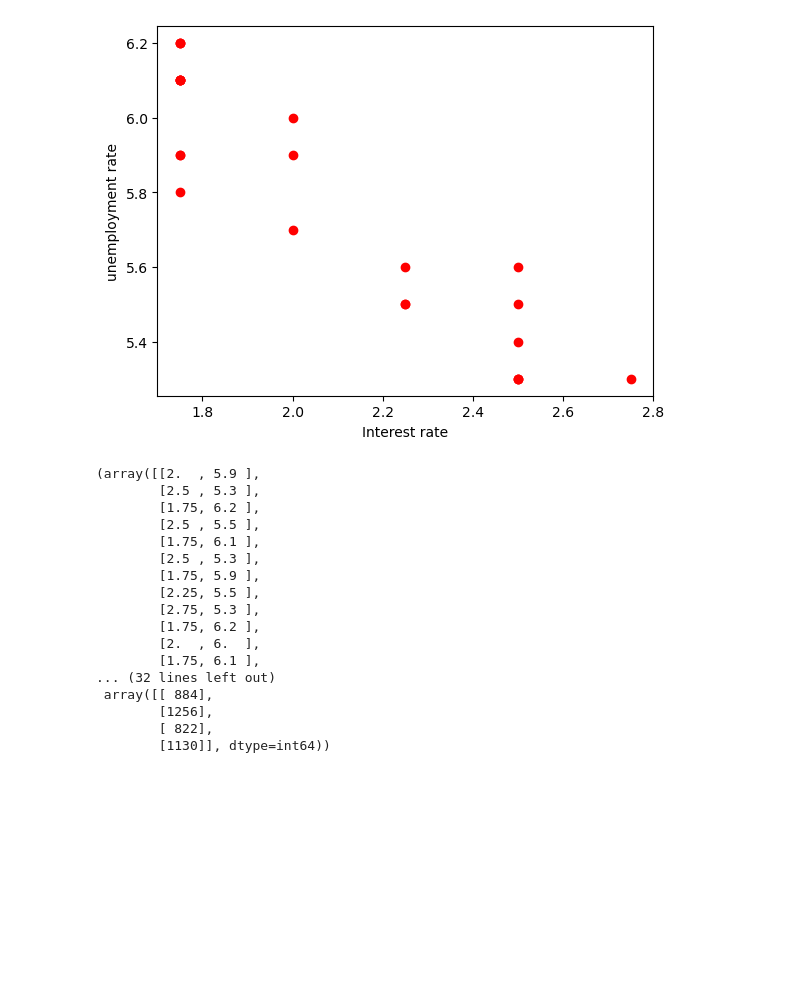
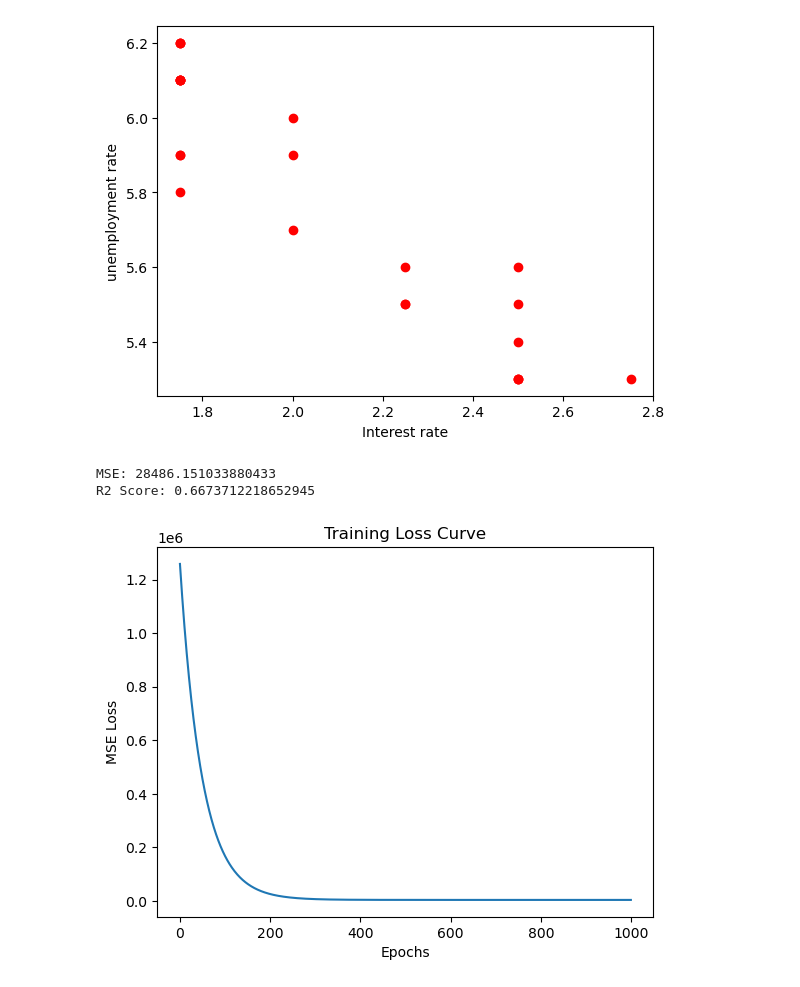
Before and after one commit to BroTroll/Machine-Learning, a Jupyter notebook: multipleLinearRegression/multiple_linear_regression.ipynb, the cells around one changed output. Drawn from its saved outputs; the diff is of its cells as text; code cells hidden in the pictures; blank space fills up the shorter version.

Commit message:
mlr class, loss curve

```diff
--- a/multipleLinearRegression/multiple_linear_regression.ipynb
+++ b/multipleLinearRegression/multiple_linear_regression.ipynb
@@ -58,40 +58,9 @@ Text(0, 0.5, 'unemployment rate')
 X = df[['interest_rate','unemployment_rate']].values
 Y = df[['index_price']].values
 # %%
-def split_data(X,Y,test_size=0.2,random_state=0):
-    X = np.array(X)
-    Y = np.array(Y)
+from sklearn.model_selection import train_test_split
 
-    rng = np.random.default_rng(seed=random_state) # local generator instance
-    indices = rng.permutation(len(X)) #shuffle indices using the local generator
-    test_count = max(1, int(len(X) * test_size))
-
-    #seperate into train & test split
-    train_indices = indices[test_count:]
-    test_indices = indices[:test_count]
-
-    X_train,X_test = X[train_indices],X[test_indices]
-    Y_train,Y_test = Y[train_indices],Y[test_indices]
-
-    return X_train,X_test,Y_train,Y_test
-
-split_data(X,Y,test_size=0.2,random_state=0)
+X_train, X_test, Y_train, Y_test = train_test_split(
+    X, Y, test_size=0.2, random_state=0, shuffle=True
+)
-# %% [output]
-(array([[2.  , 5.9 ],
-        [2.5 , 5.3 ],
-        [1.75, 6.2 ],
-        [2.5 , 5.5 ],
-        [1.75, 6.1 ],
-        [2.5 , 5.3 ],
-        [1.75, 5.9 ],
-        [2.25, 5.5 ],
-        [2.75, 5.3 ],
-        [1.75, 6.2 ],
-        [2.  , 6.  ],
-        [1.75, 6.1 ],
-... (32 lines left out)
- array([[ 884],
-        [1256],
-        [ 822],
-        [1130]], dtype=int64))
 # %%
@@ -142,4 +132,21 @@ X_test = scaler.transform(X_test)
 # %%
 model = MultipleLinearRegression(learning_rate=0.01, epochs=1000)
 model.fit(X_train, Y_train)
-predictions = model.predict(X_test)
+
+y_pred = model.predict(X_test)
+
+print("MSE:", model.mse(Y_test, y_pred))
+print("R2 Score:", model.r2_score(Y_test, y_pred))
+# %% [output]
+MSE: 28486.151033880433
+R2 Score: 0.6673712218652945
+# %%
+import matplotlib.pyplot as plt
+
+plt.plot(model.losses)
+plt.xlabel("Epochs")
+plt.ylabel("MSE Loss")
+plt.title("Training Loss Curve")
+plt.show()
+# %% [output]
+[figure, added]
```
Also changed, not shown: parts of 1 cell of this notebook.
